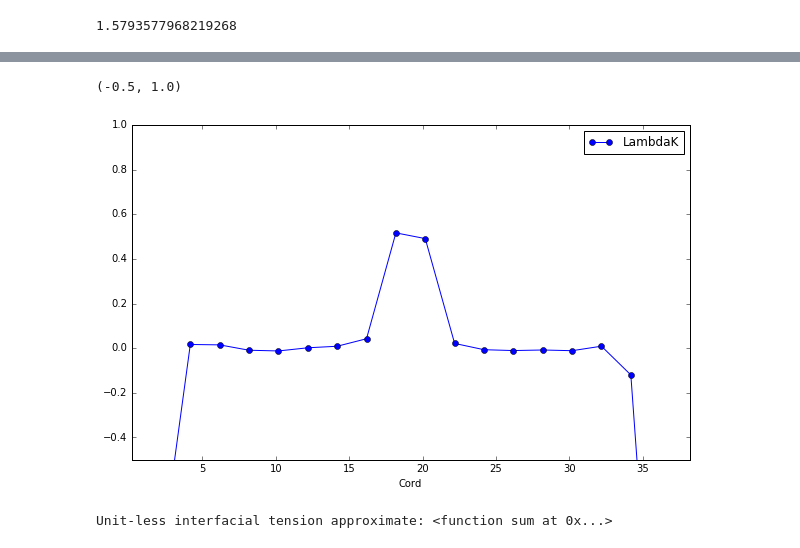
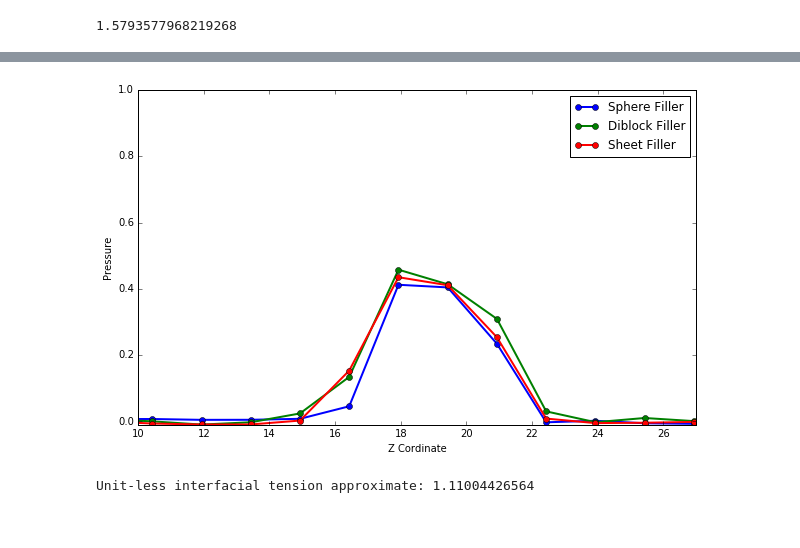
Before and after one commit to mynameisD/InterfaceAnalysis, a Jupyter notebook: Preshear.ipynb, the cells around one changed output, grey strips where cells are left out. Cells and saved outputs as stored; diff of their text form; code cells hidden in the pictures.

```diff
--- a/Preshear.ipynb
+++ b/Preshear.ipynb
@@ -45,6 +45,9 @@ def histo(file):
 # %%
 #file path setting
 folder="/Users/dixu/Desktop/Interfacial_Slip/TOP_BOTTOM/SimulationDesign1/Spherical/s05/100/e05/"
+folder1="/Users/dixu/Desktop/Interfacial_Slip/TOP_BOTTOM/SimulationDesign1/Nofiller/e05/"
+folder2="/Users/dixu/Desktop/Interfacial_Slip/TOP_BOTTOM/SimulationDesign1/Diblock/12/e05/"
+folder3="/Users/dixu/Desktop/Interfacial_Slip/TOP_BOTTOM/SimulationDesign1/Sheet/24Experimental_e05/"
 # %%
 histoA=folder+"polyA.histo"
 histoB=folder+"polyB.histo"
@@ -102,8 +106,17 @@ def player(file):
     f.close()
     return res
 # %%
-pf2=folder+"Player2.txt"
-press=pd.DataFrame(player(pf2),columns=["Step","Layer","Cord","N","Px","Py","Pz"])
+pf=folder+"Player2.txt"
+#pf1=folder1+"Player2.txt"
+pf2=folder2+"Player2.txt"
+pf3=folder3+"Player2.txt"
+press=pd.DataFrame(player(pf),columns=["Step","Layer","Cord","N","Px","Py","Pz"])
+#press1=pd.DataFrame(player(pf1),columns=["Step","Layer","Cord","N","Px","Py","Pz"])
+press2=pd.DataFrame(player(pf2),columns=["Step","Layer","Cord","N","Px","Py","Pz"])
+press3=pd.DataFrame(player(pf3),columns=["Step","Layer","Cord","N","Px","Py","Pz"])
 press=press.convert_objects(convert_numeric=True)
+#press1=press1.convert_objects(convert_numeric=True)
+press2=press2.convert_objects(convert_numeric=True)
+press3=press3.convert_objects(convert_numeric=True)
 binsize=press.iloc[1,2]-press.iloc[0,2]
-press.head(5)
+#press.head(5)
@@ -117,13 +123,28 @@ press.head(5)
-# %%
-press["LambdaK"]=-press.N/AREA*(press.Pz-0.5*(press.Px+press.Py))  #2 is the bin size
-pressure=press[press.Step==15000000].loc[:,["Cord","LambdaK"]]
-
-pressure.plot(x="Cord",style="o-").set_ylim(-0.5,1.0)
-# %% [output]
-(-0.5, 1.0)
-[figure, removed]
+# %%
+press["LambdaK"]=-press.N/AREA*(press.Pz-0.5*(press.Px+press.Py))  #2 is the bin size
+#press1["LambdaK"]=-press1.N/AREA*(press1.Pz-0.5*(press1.Px+press1.Py))
+press2["LambdaK"]=-press2.N/AREA*(press2.Pz-0.5*(press2.Px+press2.Py))
+press3["LambdaK"]=-press3.N/AREA*(press3.Pz-0.5*(press3.Px+press3.Py))
+pressure=press[press.Step==25000000].loc[:,["Cord","LambdaK"]]
+#pressure1=press1[press1.Step==25000000].loc[:,["Cord","LambdaK"]]
+pressure2=press2[press2.Step==25000000].loc[:,["Cord","LambdaK"]]
+pressure3=press3[press3.Step==25000000].loc[:,["Cord","LambdaK"]]
+
+line=plt.plot(pressure.Cord,pressure.LambdaK,"o-",linewidth=2.0,label="Sphere Filler")
+#line1=plt.plot(pressure1.Cord,pressure1.LambdaK,"o-",linewidth=2.0,label="No Filler")
+line2=plt.plot(pressure2.Cord,pressure2.LambdaK,"o-",linewidth=2.0,label="Diblock Filler")
+line3=plt.plot(pressure3.Cord,pressure3.LambdaK,"o-",linewidth=2.0,label="Sheet Filler")
+plt.xlabel("Z Cordinate")
+plt.ylabel("Pressure")
+plt.xlim(10,27)
+plt.ylim(-0.01,1)
+plt.legend(loc="best")
+plt.savefig("InterfacialTension.png",dpi=300)
+plt.show()
+# %% [output]
+[figure, added]
 # %%
-tension=pressure[(pressure["Cord"]>10) & (pressure["Cord"]<26)]
-print "Unit-less interfacial tension approximate: "+str(sum)
+tension=pressure[(pressure["Cord"]>10) & (pressure["Cord"]<27)]
+print "Unit-less interfacial tension approximate: "+str(sum(tension.LambdaK))
 # %% [output]
-Unit-less interfacial tension approximate: <function sum at 0x...>
+Unit-less interfacial tension approximate: 1.11004426564
```
Also changed, not shown: parts of 2 cells of this notebook.
